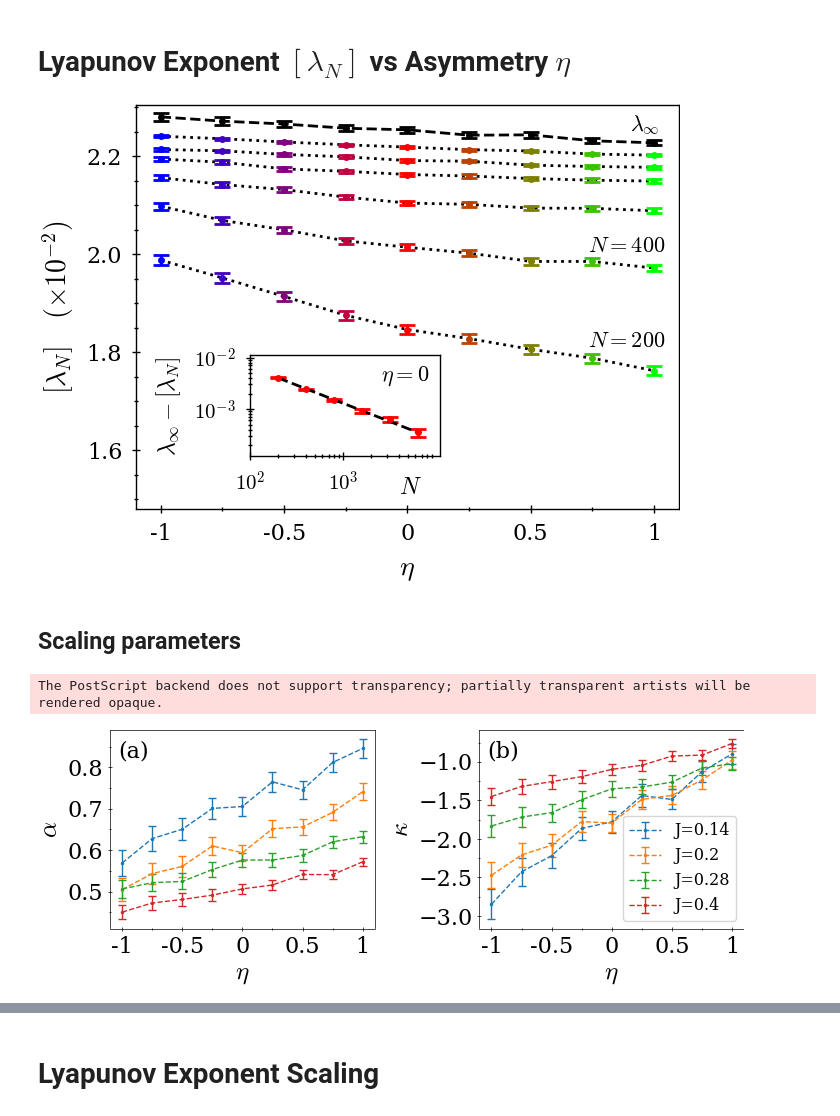
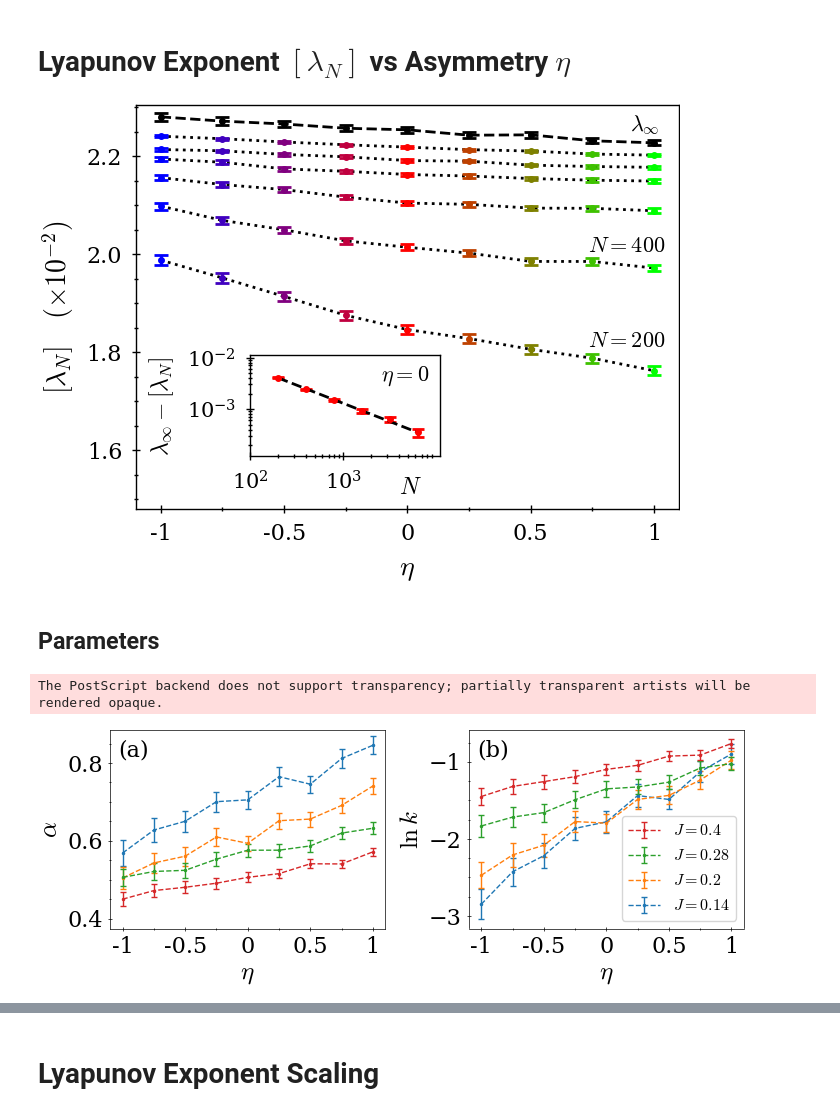
Before and after one commit to sergiozucchi/FullyDisorderedKuramoto_GPU, a Jupyter notebook: kuramotoLyap_Figures.ipynb, the cells around one changed output, grey strips where cells are left out. Drawn from its saved outputs; the diff is of its cells as text; code cells hidden in the pictures.

```diff
--- a/kuramotoLyap_Figures.ipynb
+++ b/kuramotoLyap_Figures.ipynb
@@ -135,7 +134,7 @@ for ei in range(len(eta_list)):
     axs_e[1].xaxis.set_minor_locator(ticker.MultipleLocator(2.5))
 
     axs_e[1].yaxis.set_ticks([10**x for x in range(-7,-2)])
-    axs_e[1].yaxis.set_ticklabels(["$10^{-7}$","","$10^{-5}$","","$10^{-3}$"])
+    axs_e[1].yaxis.set_ticklabels(["$\mathregular{10^{-7}}$","","$\mathregular{10^{-5}}$","","$\mathregular{10^{-3}}$"])
     axs_e[1].yaxis.set_minor_locator(ticker.LogLocator(numticks=999,subs="auto"))
 
 
@@ -149,7 +148,7 @@ for ei in range(len(eta_list)):
     axs_e[0].xaxis.set_minor_locator(ticker.MultipleLocator(1))
 
     axs_e[0].yaxis.set_ticks([10**x for x in range(-7,-2)])
-    axs_e[0].yaxis.set_ticklabels(["$10^{-7}$","","$10^{-5}$","","$10^{-3}$"])
+    axs_e[0].yaxis.set_ticklabels(["$\mathregular{10^{-7}}$","","$\mathregular{10^{-5}}$","","$\mathregular{10^{-3}}$"])
     axs_e[0].yaxis.set_minor_locator(ticker.LogLocator(subs="auto",numticks=999))
 
 
@@ -163,6 +162,6 @@ fig.tight_layout()
 axs[0,0].annotate("J=0.28",xy=(0.7,0.6),xycoords="axes fraction",color="k",fontsize=14)
 axs[0,0].annotate("J=0.1",xy=(0.65,0.05),xycoords="axes fraction",color="gray",fontsize=14)
 
-plt.savefig("Figs/LyapVec.eps",bbox_inches="tight")
+#plt.savefig("Figs/LyapVec.eps",bbox_inches="tight")
 plt.show()
 # %% [output]
@@ -247,7 +245,7 @@ The PostScript backend does not support transparency; partially transparent arti
 # %%
 pfits=np.load("data/fitsLE_inf.npz")
 alpha=pfits["alpha"]
-k=pfits["k"]
+lnk=pfits["ln_k"]
 # %%
 mean_pd=pd.read_csv("data/rawData/avLE_sim.csv")
 linf_pd=pd.read_csv("data/rawData/LEinf_mean.csv")
@@ -269,12 +267,12 @@ for Ni in range(len(N_list)):
 linf=linf_pd[linf_pd["J"]==J]["linf_opt"]
 linf_err=linf_pd[linf_pd["J"]==J]["err_linf_opt"]
 
-ax.errorbar(eta_list,linf*1e2,yerr=linf_err*1e2,color="k",marker=".",capsize=3,fmt="--")
+ax.errorbar(eta_list,linf*1e2,yerr=linf_err*1e2,color="k",marker=".",capsize=2.5,fmt="--")
 
 for ei in range(len(eta_list)):
 
     tempN=df_J[df_J["eta"]==eta_list[ei]]
-    ax.errorbar(tempN["eta"],tempN["lambda"]*1e2,yerr=tempN["err_lambda"]*1e2,capsize=3,color=cmap_eta[ei],marker=".",linestyle="none")
+    ax.errorbar(tempN["eta"],tempN["lambda"]*1e2,yerr=tempN["err_lambda"]*1e2,capsize=2.5,color=cmap_eta[ei],marker=".",linestyle="none")
 
     if ei==idx_eta_inset:
         l_N=df_J[df_J["eta"]==eta_list[ei]][["lambda","err_lambda"]].to_numpy()
@@ -286,19 +284,19 @@ for ei in range(len(eta_list)):
         y_obs_err=expy_err/np.abs(linf[ei]-l_N[:,0])
 
         xreg=np.linspace(x_obs_inset[0],x_obs_inset[-1])
-        yreg=k[0,ei,0]-alpha[0,ei,0]*xreg
+        yreg=lnk[0,ei,0]-alpha[0,ei,0]*xreg
 
-        axins.errorbar(np.exp(x_obs_inset),np.exp(y_obs_inset),yerr=expy_err,marker=".",linestyle="none",capsize=3,color=cmap_eta[ei])
+        axins.errorbar(np.exp(x_obs_inset),np.exp(y_obs_inset),yerr=expy_err,marker=".",linestyle="none",capsize=2,color=cmap_eta[ei])
         axins.plot(np.exp(xreg),np.exp(yreg),"k--")
 
 axins.set_xscale("log")
 axins.set_yscale("log")
 axins.set_ylim(1.2e-4,1.1e-2)
 axins.yaxis.set_ticks([1e-3,1e-2])
-axins.yaxis.set_ticklabels(["$10^{-3}$","$10^{-2}$"])
+axins.yaxis.set_ticklabels(["$\mathregular{10^{-3}}$","$\mathregular{10^{-2}}$"])
 axins.set_xlim(1e2,1.1e4)
 axins.xaxis.set_ticks([1e2,1e3])
-axins.xaxis.set_ticklabels(["$10^{2}$","$10^{3}$"],)
+axins.xaxis.set_ticklabels(["$\mathregular{10^{2}}$","$\mathregular{10^{3}}$"],)
 axins.set_ylabel("$\lambda_{\infty}-[\lambda_N]$",fontsize=8.5)
 fig.text(0.475,0.355,"$\eta=0$",fontsize=8)
 
@@ -322,45 +320,54 @@ fig.text(0.83,0.83,"$\lambda_{\infty}$",fontsize=8)
 ax.ticklabel_format(axis='y', style='sci', scilimits=(0,0),useMathText=False)
 
 #plt.tight_layout()
-plt.savefig("Figs/lyap_Asym_J014.eps",bbox_inches='tight')
+#plt.savefig("Figs/lyap_Asym_J014.eps",bbox_inches='tight')
 plt.show()
 # %% [output]
-[figure, old version]
+[figure, new version]
 # %% [markdown]
-## Scaling parameters
+## Parameters
 # %%
 J_list=[0.14,0.2,0.28,0.4]
 
 fig,axs=plt.subplots(1, 2,sharex=True,figsize=(width*2.1,height*1.09),dpi=100)
 eta_list=mean_pd["eta"].unique()
 
 for Ji in range(len(J_list)):
     J=J_list[Ji]
 
-    axs[0].errorbar(eta_list,alpha[Ji,:,0],yerr=alpha[Ji,:,1],capsize=3,fmt=".--",label=f"J={J_list[Ji]}")
-    axs[1].errorbar(eta_list,k[Ji,:,0],yerr=k[Ji,:,1],capsize=3,fmt=".--",label=f"J={J_list[Ji]}")
+    axs[0].errorbar(eta_list,alpha[Ji,:,0],yerr=alpha[Ji,:,1],capsize=2.5,fmt=".--",label=f"$J={J_list[Ji]}$")
+    axs[1].errorbar(eta_list,lnk[Ji,:,0],yerr=lnk[Ji,:,1],capsize=2.5,fmt=".--",label=f"$J={J_list[Ji]}$")
 
 
-axs[1].set_ylabel("$\\kappa$",fontsize=18)
+axs[1].set_ylabel("$\ln k$",fontsize=18)
 axs[0].set_ylabel("$\\alpha$",fontsize=18)
-axs[1].legend(ncols=1,fontsize=11.5)
+
+axs[0].yaxis.set_ticks([0.4,0.6,0.8])
+axs[0].yaxis.set_ticklabels(["0.4","0.6","0.8"])
+axs[0].set_ylim(0.375,0.885)
+
+#axs[1].legend(ncols=1,fontsize=11.5)
 axs[0].yaxis.set_minor_locator(ticker.MultipleLocator(0.05))
-axs[0].yaxis.set_major_locator(ticker.MultipleLocator(0.1))
+#axs[0].yaxis.set_major_locator(ticker.MultipleLocator(0.1))
 axs[1].yaxis.set_minor_locator(ticker.MultipleLocator(0.25))
-axs[1].yaxis.set_major_locator(ticker.MultipleLocator(0.5))
+#axs[1].yaxis.set_major_locator(ticker.MultipleLocator(0.5))
 
 for ax in axs:
     ax.set_xlabel("$\eta$",fontsize=18)
     ax.xaxis.set_ticks([-1,-0.5,0,0.5,1])
     ax.xaxis.set_ticklabels(["-1","-0.5","0","0.5","1"])
     ax.xaxis.set_minor_locator(ticker.MultipleLocator(0.25))
 
     ax.tick_params(which="both",axis='both',labelsize=16,direction="inout")
 
 fig.tight_layout()
-label_axes(fig, (0.03,0.86),fontsize=16)
-plt.savefig("Figs/coef_Reg_linf.eps",bbox_inches='tight')
+label_axes(fig, (0.03,0.865),fontsize=16)
+
+handles,_=axs[1].get_legend_handles_labels()
+axs[1].legend(handles=[handles[i] for i in reversed(range(len(handles)))],ncols=1,fontsize=11.5)
+
+#plt.savefig("Figs/coef_Reg_linf.eps",bbox_inches='tight')
 plt.show()
 # %% [output]
 The PostScript backend does not support transparency; partially transparent artists will be rendered opaque.
-[figure, old version]
+[figure, new version]
```
Also changed, not shown: parts of 11 cells of this notebook, 49 other files.
